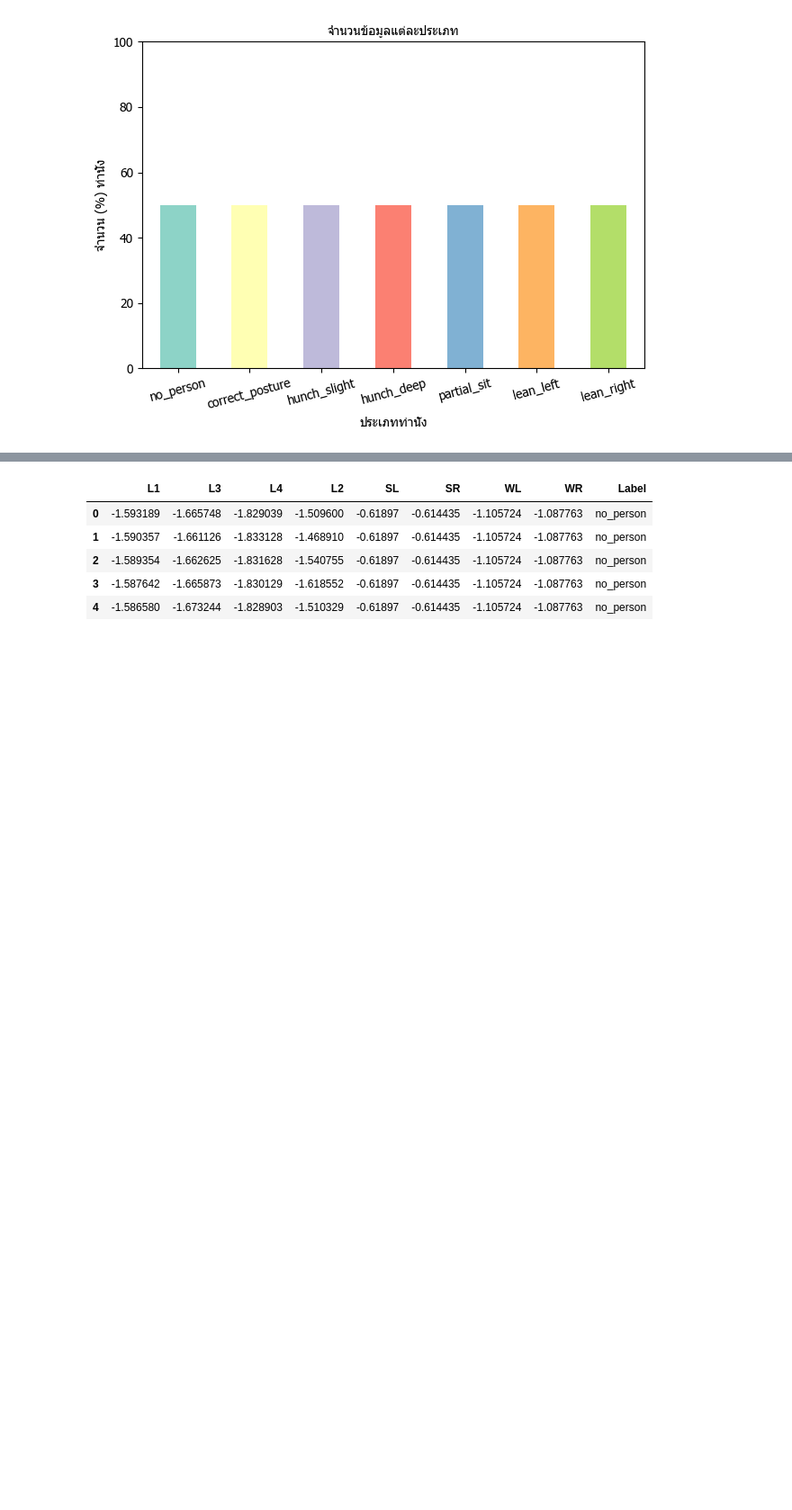
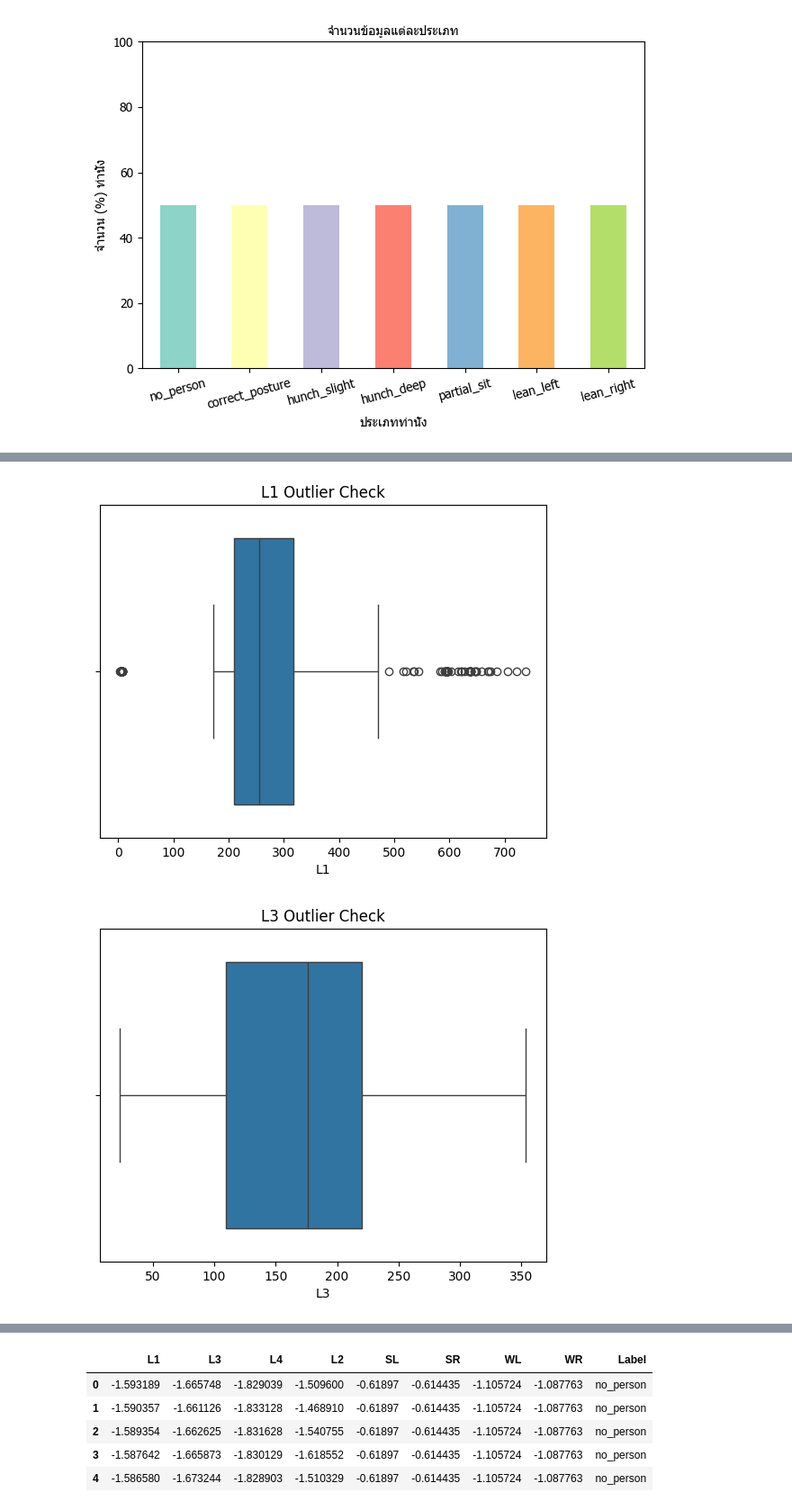
Before and after one commit to Aukkaradet-C/ProjectHealthyChair, a Jupyter notebook: ModelHealthyChairV1.ipynb, the cells around one changed output, grey strips where cells are left out. Shown: that part at 90% size. Cells and saved outputs as stored; diff of their text form; code cells hidden in the pictures; blank space fills up the shorter version.

```diff
--- a/ModelHealthyChairV1.ipynb
+++ b/ModelHealthyChairV1.ipynb
@@ -68,0 +145,8 @@ plt.show()
+# %%
+for feature in df.columns[:-1]:
+    sns.boxplot(data=df, x=feature)
+    plt.title(f'{feature} Outlier Check')
+    plt.show()
+# %% [output]
+[figure, added]
+[figure, added]
```
Also changed, not shown: parts of 8 cells of this notebook, 1 other file.
